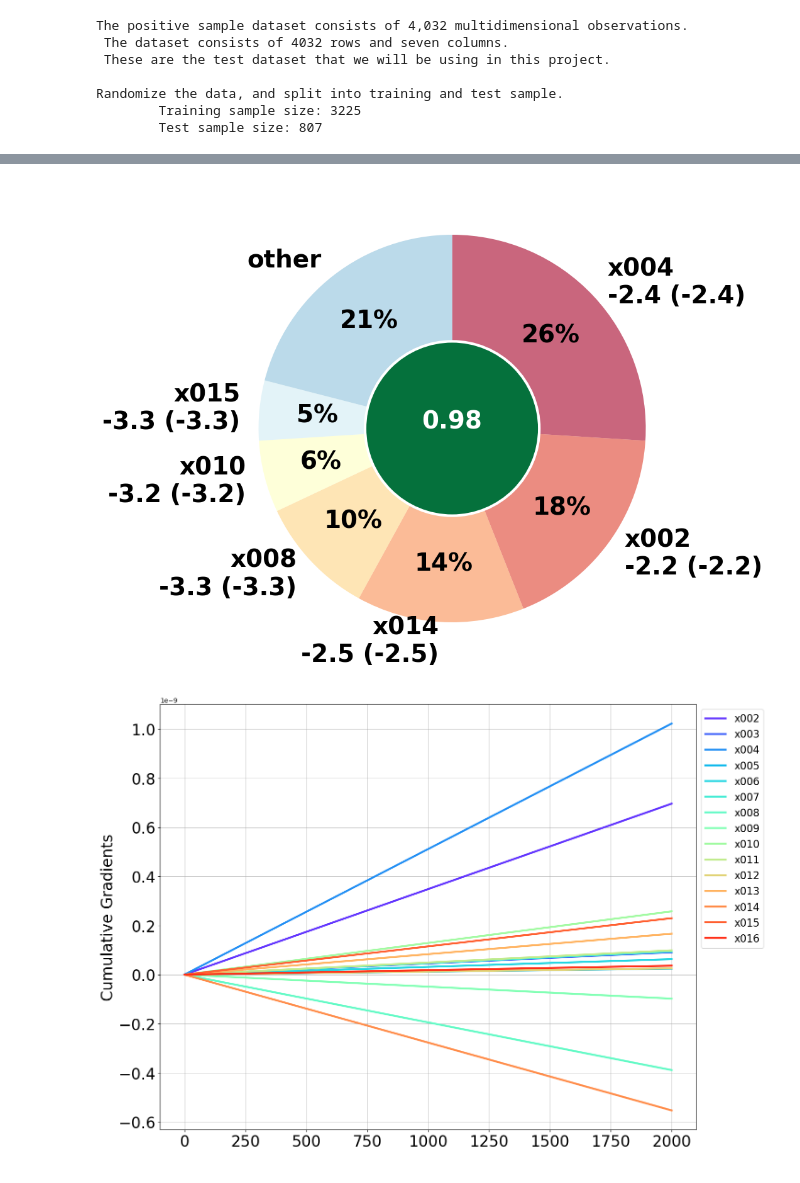
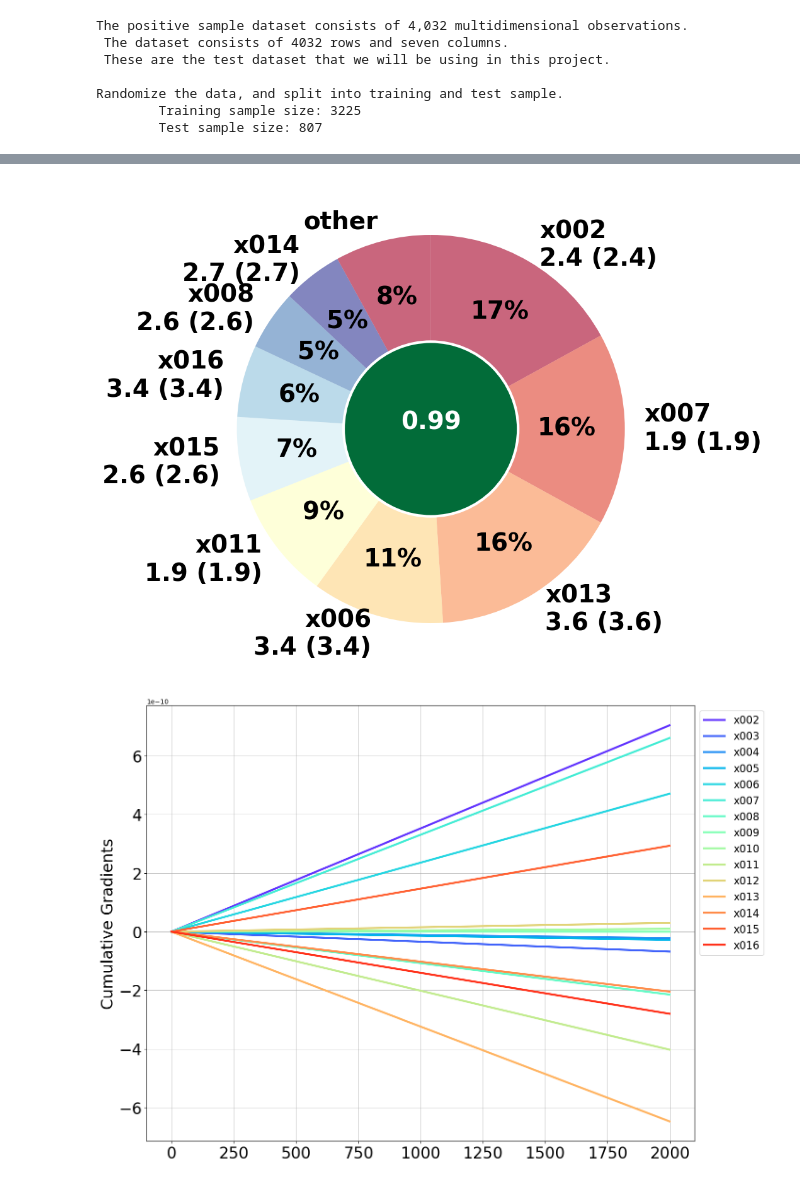
Before and after one commit to Padmashree-S/Final-Project, a Jupyter notebook: src/initialDraft.ipynb, the cells around one changed output, grey strips where cells are left out. Cells and saved outputs as stored; diff of their text form; code cells hidden in the pictures.

```diff
--- a/src/initialDraft.ipynb
+++ b/src/initialDraft.ipynb
@@ -473,17 +473,17 @@ The AUC against the test set is 0.577
 #@title Set up the anomaly interpreter.
 
 
-min_class_confidence = 0.98 #@param {type:"number"}
+min_class_confidence = 0.99 #@param {type:"number"}
 max_baseline_size = 500 #@param {type:"integer"}
 
 try:
-  X_train_normalized = madi.utils.sample_utils.normalize(X_train, ad._normalization_info)
-  interpreter = madi.detectors.integrated_gradients_interpreter.IntegratedGradientsInterpreter(
+    X_train_normalized = madi.utils.sample_utils.normalize(X_train, ad._normalization_info)
+    interpreter = madi.detectors.integrated_gradients_interpreter.IntegratedGradientsInterpreter(
           ad._model, X_train_normalized,
           min_class_confidence, max_baseline_size,num_steps_integrated_gradients = 2000)
-  print('Variable Attibution is ready with a baseline sample size of %d points.' %len(interpreter._df_baseline))
+    print('Variable Attibution is ready with a baseline sample size of %d points.' %len(interpreter._df_baseline))
 except madi.detectors.integrated_gradients_interpreter.NoQualifyingBaselineError as err:
-  print(err.message)
-  print('Assign min_class_confidence to a value below %0.2f to accumulate a baseline sample.' %err.highest_class_confidence)
-  print('Variable Attibution is NOT ready.')
+    print(err.message)
+    print('Assign min_class_confidence to a value below %0.2f to accumulate a baseline sample.' %err.highest_class_confidence)
+    print('Variable Attibution is NOT ready.')
 # %% [output]
@@ -588,21 +586,21 @@ print('If you\'re getting an error, please open this cell and paste the output f
 # observed_point['data:supply_air_flowrate_setpoint'] = [supply_air_flowrate_setpoint]
 # observed_point['dow'] = [dow]
 # observed_point['hod'] = [hod]
-x002 = -2.243107 #@param {type:"slider", min:-15.333971, max:15.387589, step:0.307216}
-x003 = -2.152217 #@param {type:"slider", min:-15.232462, max:15.280692, step:0.305132}
-x004 = -2.370536 #@param {type:"slider", min:-15.275616, max:15.223192, step:0.304988}
-x005 = -3.277521 #@param {type:"slider", min:-15.343350, max:15.353515, step:0.306969}
-x006 = -3.653480 #@param {type:"slider", min:-15.169805, max:15.264989, step:0.304348}
-x007 = -3.086514 #@param {type:"slider", min:-15.151479, max:15.226644, step:0.303781}
-x008 = -3.257548 #@param {type:"slider", min:-15.446098, max:15.519147, step:0.309652}
-x009 = -3.564269 #@param {type:"slider", min:-15.323875, max:15.341727, step:0.306656}
-x010 = -3.152639 #@param {type:"slider", min:-15.326248, max:15.306703, step:0.306330}
-x011 = -2.175421 #@param {type:"slider", min:-15.346438, max:15.357125, step:0.307036}
-x012 = -3.913231 #@param {type:"slider", min:-15.217453, max:15.260262, step:0.304777}
-x013 = -2.578243 #@param {type:"slider", min:-15.210294, max:15.316476, step:0.305268}
-x014 = -2.522458 #@param {type:"slider", min:-15.392439, max:15.380116, step:0.307726}
-x015 = -3.298547 #@param {type:"slider", min:-15.320188, max:15.423349, step:0.307435}
-x016 = -3.041547 #@param {type:"slider", min:-15.328703, max:15.357913, step:0.306866}
+x002 = 2.413230 #@param {type:"slider", min:-15.396292, max:15.387751, step:0.307840}
+x003 = 4.084671 #@param {type:"slider", min:-15.369332, max:15.365889, step:0.307352}
+x004 = 2.613475 #@param {type:"slider", min:-15.358410, max:15.252572, step:0.306110}
+x005 = 2.028964 #@param {type:"slider", min:-15.284388, max:15.257698, step:0.305421}
+x006 = 3.382950 #@param {type:"slider", min:-15.242751, max:15.293713, step:0.305365}
+x007 = 1.891504 #@param {type:"slider", min:-15.203103, max:15.202691, step:0.304058}
+x008 = 2.567373 #@param {type:"slider", min:-15.561421, max:15.574411, step:0.311358}
+x009 = 3.733573 #@param {type:"slider", min:-15.299679, max:15.297736, step:0.305974}
+x010 = 3.497577 #@param {type:"slider", min:-15.377205, max:15.368665, step:0.307459}
+x011 = 1.875905 #@param {type:"slider", min:-15.321387, max:15.253794, step:0.305752}
+x012 = 2.611512 #@param {type:"slider", min:-15.257006, max:15.237109, step:0.304941}
+x013 = 3.608899 #@param {type:"slider", min:-15.321390, max:15.372231, step:0.306936}
+x014 = 2.685445 #@param {type:"slider", min:-15.408969, max:15.389884, step:0.307989}
+x015 = 2.639908 #@param {type:"slider", min:-15.341840, max:15.387172, step:0.307290}
+x016 = 3.358793 #@param {type:"slider", min:-15.377917, max:15.380909, step:0.307588}
 observed_point['x002'] = [x002]
 observed_point['x003'] = [x003]
 observed_point['x004'] = [x004]
@@ -672,5 +670,5 @@ If you're getting an error, please open this cell and paste the output from the
-[figure, old version]
+[figure, new version]
-[figure, old version]
+[figure, new version]
 # %%
 dat = ds.sample
 print(dat)
```
Also changed, not shown: parts of 12 cells of this notebook.
